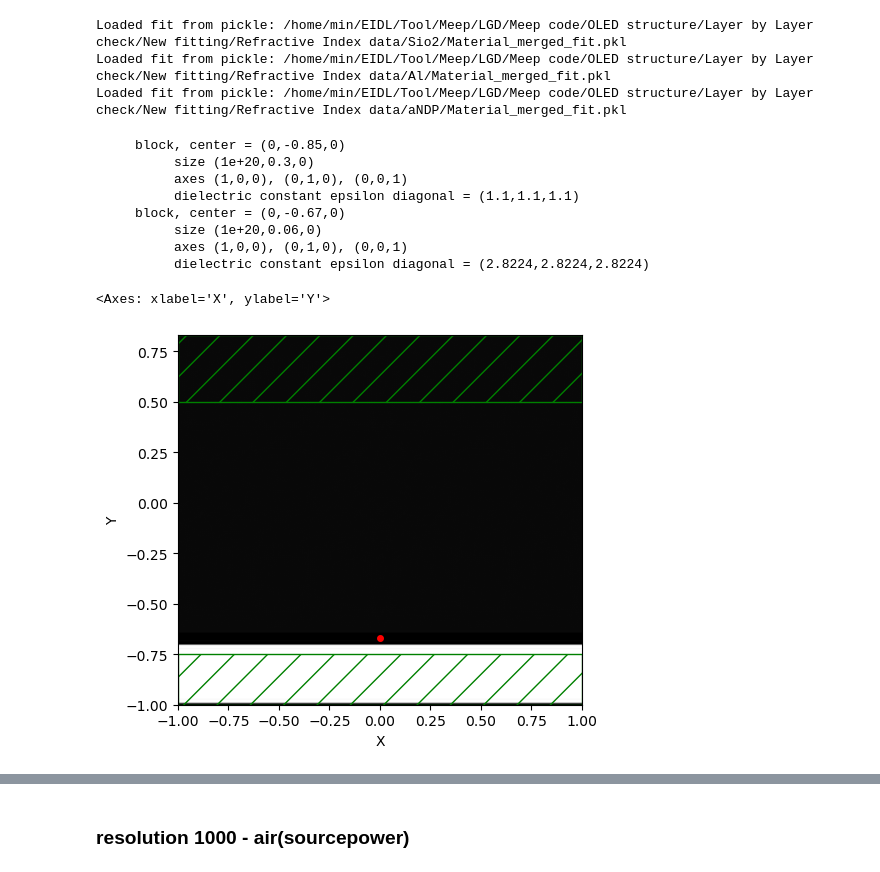
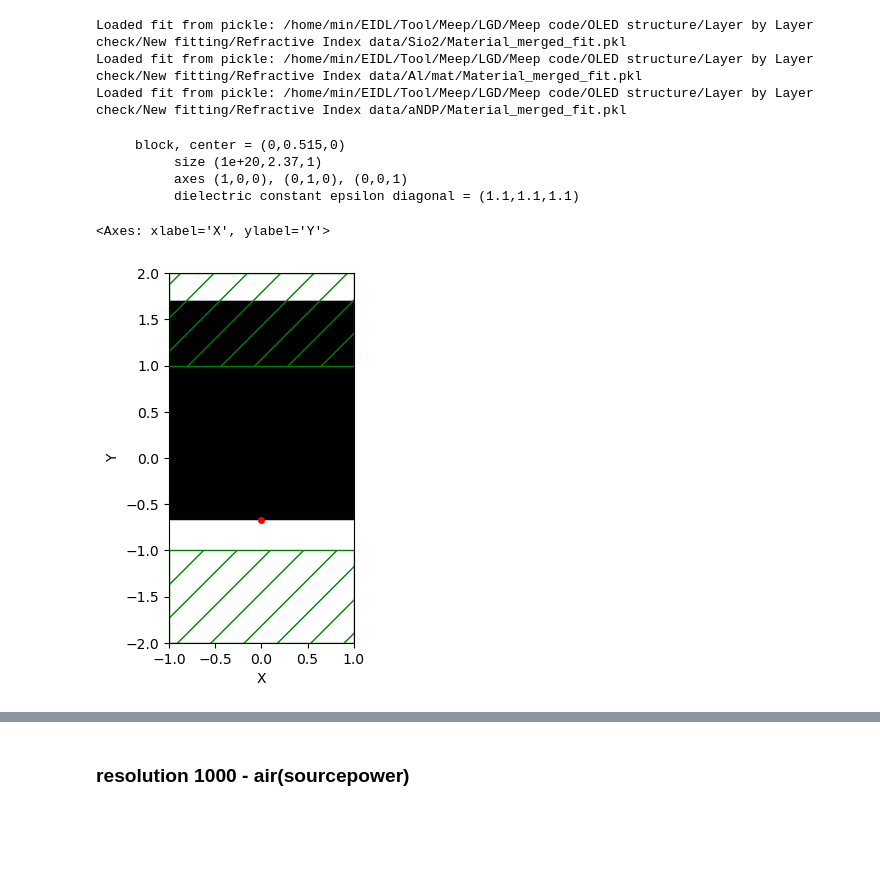
Before and after one commit to M2nion/EIDL, a Jupyter notebook: Tool/Meep/LGD/Meep code/OLED structure/Layer by Layer check/OLED_update_LBL.ipynb, the cells around one changed output, grey strips where cells are left out. Saved outputs shown, nothing was run; the diff lists cells and outputs as text; code cells hidden in the pictures; blank space fills up the shorter version.

```diff
--- a/Tool/Meep/LGD/Meep code/OLED structure/Layer by Layer check/OLED_update_LBL.ipynb
+++ b/Tool/Meep/LGD/Meep code/OLED structure/Layer by Layer check/OLED_update_LBL.ipynb
@@ -102,11 +102,11 @@ al_data_path   = "/home/min/EIDL/Tool/Meep/LGD/Meep code/OLED structure/Layer by
 andp_data_path = "/home/min/EIDL/Tool/Meep/LGD/Meep code/OLED structure/Layer by Layer check/New fitting/Refractive Index data/aNDP/Material_merged.csv"
 # %%
-eps_inf_sio2, suscept_sio2, freq_sio2 = fit_material_from_csv(csv_path=sio2_data_path)
-eps_inf_al, suscept_al, freq_al = fit_material_from_csv(csv_path=al_data_path)
-eps_inf_andp, suscept_andp, freq_andp = fit_material_from_csv(csv_path=andp_data_path)
+eps_inf_sio2, suscept_sio2, freq_sio2 = fit_material_from_csv(csv_path=sio2_data_path, num_lorentzians=2,  wl_range_nm = [0.38, 0.72])
+eps_inf_al, suscept_al, freq_al = fit_material_from_csv(csv_path=al_data_path, num_lorentzians=7)
+eps_inf_andp, suscept_andp, freq_andp = fit_material_from_csv(csv_path=andp_data_path, num_lorentzians=5,  wl_range_nm = [0.4, 0.7])
 # %% [output]
 Loaded fit from pickle: /home/min/EIDL/Tool/Meep/LGD/Meep code/OLED structure/Layer by Layer check/New fitting/Refractive Index data/Sio2/Material_merged_fit.pkl
-Loaded fit from pickle: /home/min/EIDL/Tool/Meep/LGD/Meep code/OLED structure/Layer by Layer check/New fitting/Refractive Index data/Al/Material_merged_fit.pkl
+Loaded fit from pickle: /home/min/EIDL/Tool/Meep/LGD/Meep code/OLED structure/Layer by Layer check/New fitting/Refractive Index data/Al/mat/Material_merged_fit.pkl
 Loaded fit from pickle: /home/min/EIDL/Tool/Meep/LGD/Meep code/OLED structure/Layer by Layer check/New fitting/Refractive Index data/aNDP/Material_merged_fit.pkl
 # %%
 sio2 =  mp.Medium(epsilon = eps_inf_sio2,   E_susceptibilities = suscept_sio2, valid_freq_range=freq_sio2) # SiO2 ,
@@ -128,30 +128,30 @@ ITO_m = mp.Medium(epsilon=ITO_m_index**2)
 Alq3 = mp.Medium(index = Alq3_index)
 Air = mp.Medium(index=1.0) # 공기,
 
-Glass_layer = 1.37
+Glass_layer = 2.37
 Cover_layer = 0.07
 ITO_layer = 0.15
 aNDP_layer = 0.05
 Alq3_layer = 0.06
-Cathode_layer = 0.3
+Cathode_layer = 1.3
 
-PML_layer = 0.5
+PML_layer = 1.0
 
 boundary_layers = [
     mp.PML(thickness=PML_layer, direction=mp.X, side=mp.Low),  # 좌측 PML,
     mp.PML(thickness=PML_layer, direction=mp.X, side=mp.High), # 우측 PML,
     mp.PML(thickness=PML_layer, direction=mp.Y, side=mp.High), # 상단 PML,
-    # mp.PML(thickness=0.25, direction=mp.Y, side=mp.Low), # 상단 PML,
+    mp.PML(thickness=PML_layer, direction=mp.Y, side=mp.Low), # 상단 PML,
 ]
 
-Cathode_center = mp.Vector3(0, -0.85, 0)
+Cathode_center = mp.Vector3(0, -1.35, 0)
 Alq3_center = mp.Vector3(0, -0.67, 0)
 aNDP_center = mp.Vector3(0, -0.615, 0)
 ITO_center = mp.Vector3(0, -0.515, 0)
 Cover_center = mp.Vector3(0, -0.405, 0)
-Glass_center = mp.Vector3(0, 0.315, 0)
+Glass_center = mp.Vector3(0, 0.515, 0)
 # %%
-cell_size = mp.Vector3(31, 2, 0)
+cell_size = mp.Vector3(31, 4, 0)
 
 geometry_fitting = [
         # Cathode (하단)
@@ -207,7 +207,7 @@ sources = [mp.Source(
 sim_fitting = mp.Simulation(
     cell_size=cell_size,
     boundary_layers=boundary_layers,
-    geometry=geometry_fitting[:2],
+    geometry=geometry_fitting[5:6],
     default_material=mp.Medium(index = 1),
     sources=sources,
     resolution=resolution,
@@ -215,18 +215,14 @@ sim_fitting = mp.Simulation(
     extra_materials=[Cathode, aNDP, Glass]
 )
 # %%
-sim_fitting.plot2D(output_plane = mp.Volume(center=mp.Vector3(0, -0.67, 0), size=mp.Vector3(2, 3, 0)))
+sim_fitting.plot2D(output_plane = mp.Volume(center=mp.Vector3(0, 0, 0), size=mp.Vector3(2, 4, 0)))
 # %% [output]
-     block, center = (0,-0.85,0)
-          size (1e+20,0.3,0)
+     block, center = (0,0.515,0)
+          size (1e+20,2.37,1)
           axes (1,0,0), (0,1,0), (0,0,1)
           dielectric constant epsilon diagonal = (1.1,1.1,1.1)
-     block, center = (0,-0.67,0)
-          size (1e+20,0.06,0)
-          axes (1,0,0), (0,1,0), (0,0,1)
-          dielectric constant epsilon diagonal = (2.8224,2.8224,2.8224)
 <Axes: xlabel='X', ylabel='Y'>
-[figure, old version]
+[figure, new version]
 # %%
 offset = 0.01
 flux_size = 0.02
```
Also changed, not shown: parts of 12 cells of this notebook, 12 other files.
